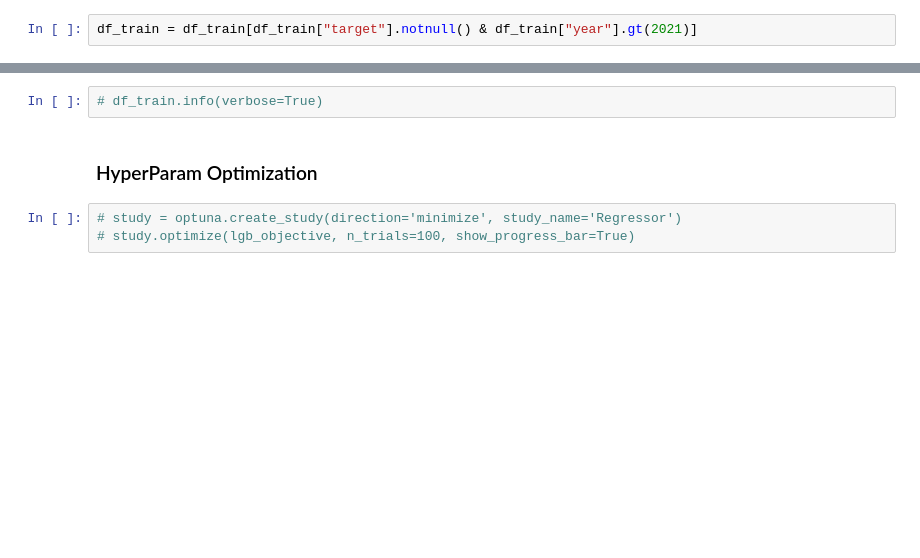
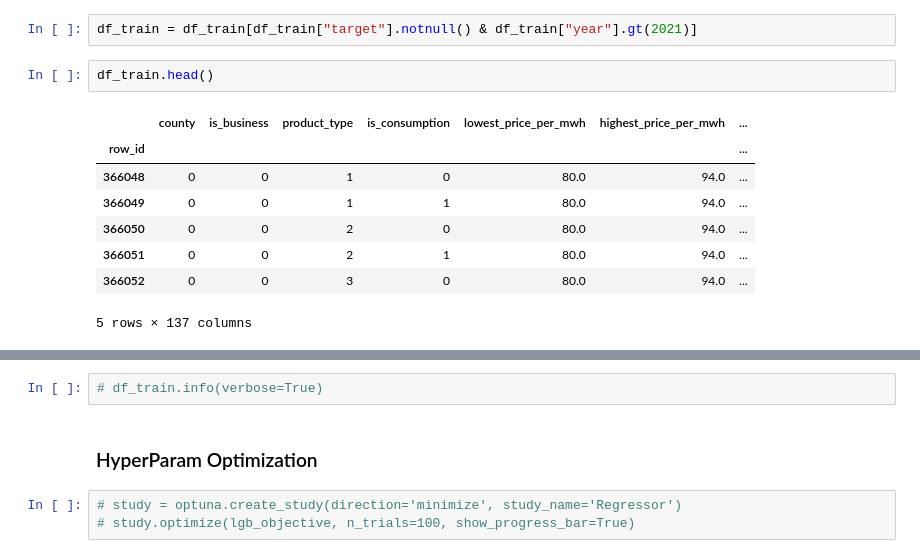
Before and after one commit to wasjaip/kaggle_notebooks-Public, a Jupyter notebook: fork-of-ergo-lite-v2-lgb-catv4.ipynb, the cells around one changed output, grey strips where cells are left out. Saved outputs shown, nothing was run; the diff lists cells and outputs as text; blank space fills up the shorter version.

```diff
--- a/fork-of-ergo-lite-v2-lgb-catv4.ipynb
+++ b/fork-of-ergo-lite-v2-lgb-catv4.ipynb
@@ -417,2 +451,13 @@ df_train = to_pandas(X, y)
 # %%
 df_train = df_train[df_train["target"].notnull() & df_train["year"].gt(2021)]
+# %%
+df_train.head()
+# %% [output]
+|  | county | is_business | product_type | is_consumption | lowest_price_per_mwh | highest_price_per_mwh | ... |
+| row_id |  |  |  |  |  |  | ... |
+| 366048 | 0 | 0 | 1 | 0 | 80.0 | 94.0 | ... |
+| 366049 | 0 | 0 | 1 | 1 | 80.0 | 94.0 | ... |
+| 366050 | 0 | 0 | 2 | 0 | 80.0 | 94.0 | ... |
+| 366051 | 0 | 0 | 2 | 1 | 80.0 | 94.0 | ... |
+| 366052 | 0 | 0 | 3 | 0 | 80.0 | 94.0 | ... |
+5 rows × 137 columns
```
Also changed, not shown: parts of 12 cells of this notebook.
